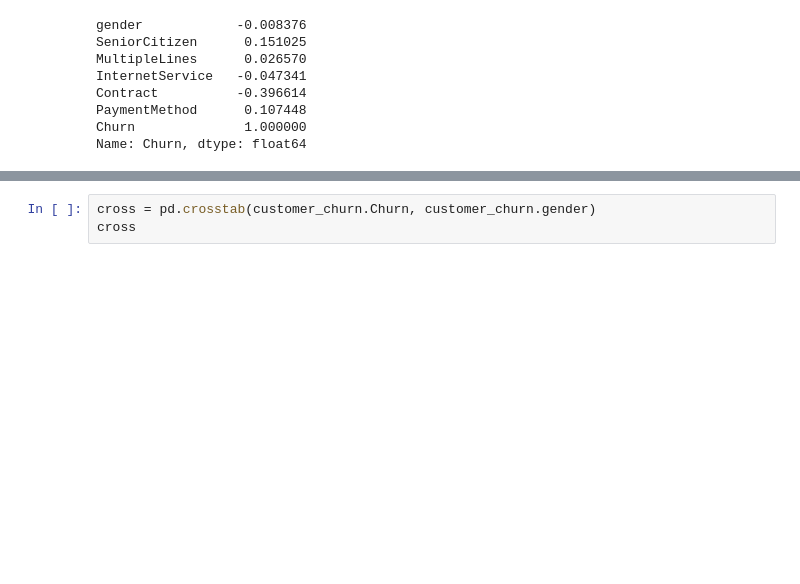
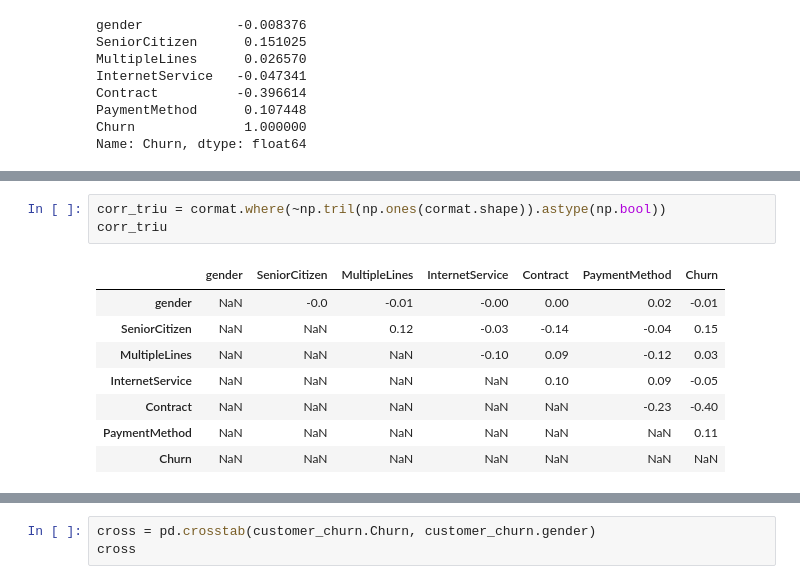
Before and after one commit to Arsat-1/Infolytics, a Jupyter notebook: Infolytics.ipynb, the cells around one changed output, grey strips where cells are left out. Drawn from its saved outputs; the diff is of its cells as text; blank space fills up the shorter version.

```diff
--- a/Infolytics.ipynb
+++ b/Infolytics.ipynb
@@ -282,0 +299,12 @@ Name: Churn, dtype: float64
+# %%
+corr_triu = cormat.where(~np.tril(np.ones(cormat.shape)).astype(np.bool))
+corr_triu
+# %% [output]
+|  | gender | SeniorCitizen | MultipleLines | InternetService | Contract | PaymentMethod | Churn |
+| gender | NaN | -0.0 | -0.01 | -0.00 | 0.00 | 0.02 | -0.01 |
+| SeniorCitizen | NaN | NaN | 0.12 | -0.03 | -0.14 | -0.04 | 0.15 |
+| MultipleLines | NaN | NaN | NaN | -0.10 | 0.09 | -0.12 | 0.03 |
+| InternetService | NaN | NaN | NaN | NaN | 0.10 | 0.09 | -0.05 |
+| Contract | NaN | NaN | NaN | NaN | NaN | -0.23 | -0.40 |
+| PaymentMethod | NaN | NaN | NaN | NaN | NaN | NaN | 0.11 |
+| Churn | NaN | NaN | NaN | NaN | NaN | NaN | NaN |
```
Also changed, not shown: parts of 10 cells of this notebook.
